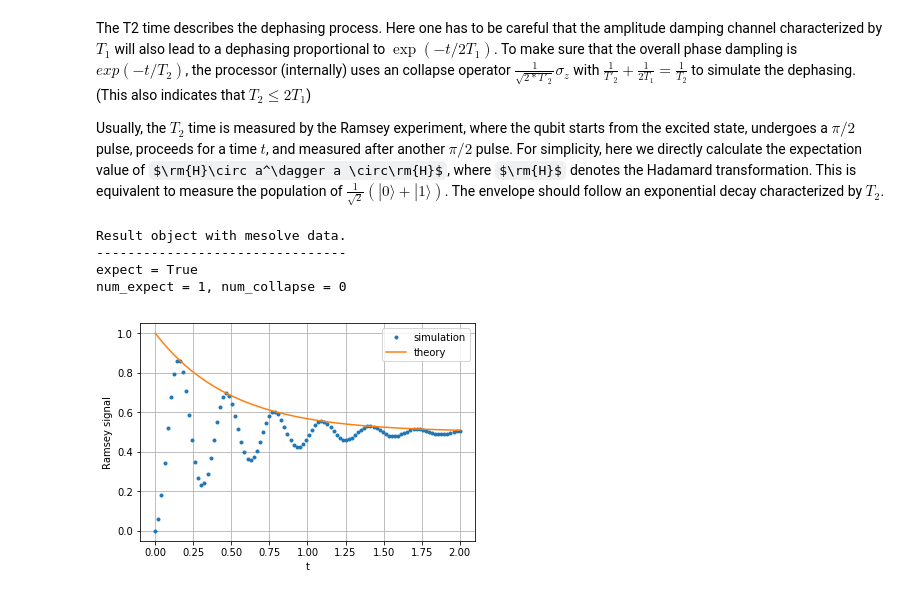
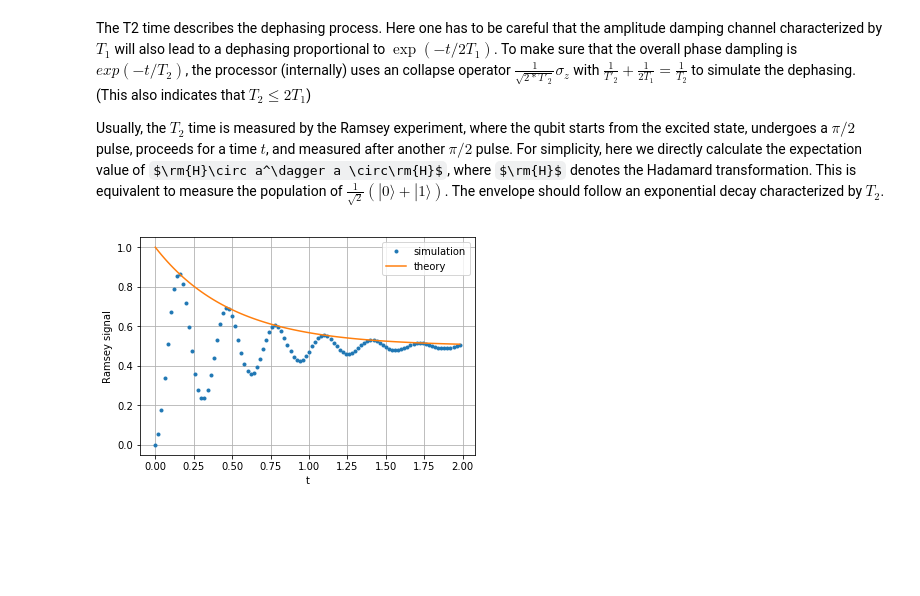
Before and after one commit to BoxiLi/Examples_GSoC, a Jupyter notebook: T1 and T2 decay.ipynb, the cells around one changed output. Cells and saved outputs as stored; diff of their text form; code cells hidden in the pictures; some formulas as TeX source; blank space fills up the shorter version.

```diff
--- a/T1 and T2 decay.ipynb
+++ b/T1 and T2 decay.ipynb
@@ -11,7 +11,7 @@ a = destroy(2)
 Hadamard = hadamard_transform(1)
 ex_state = basis(2,1)
 plus_state = (basis(2,1)+basis(2,0)).unit()
-tlist = np.linspace(0,2,100)
+tlist = np.arange(0,2.02,0.02)
 H_d = 10.*sigmaz()
 # %% [markdown]
 ### $T_1$
@@ -44,18 +39,14 @@ T1 = 1.
 T2 = 0.5
 test = OptPulseProcessor(1,  drift=H_d, T1=T1, T2=T2)
 result = test.run_state(rho0=plus_state, tlist=tlist, e_ops=[Hadamard*a.dag()*a*Hadamard])
-# %% [output]
-Result object with mesolve data.
---------------------------------
-expect = True
-num_expect = 1, num_collapse = 0
 # %%
 fig, ax = plt.subplots()
-ax.plot(tlist, result.expect[0], '.', label="simulation")
-ax.plot(tlist, np.exp(-1./T2*tlist)*0.5 + 0.5, label="theory")
+# detail about lenght of tlist needs to be fixed
+ax.plot(tlist[:-1], result.expect[0][:-1], '.', label="simulation")
+ax.plot(tlist[:-1], np.exp(-1./T2*tlist[:-1])*0.5 + 0.5, label="theory")
 plt.xlabel("t")
 plt.ylabel("Ramsey signal")
 plt.legend()
 ax.grid()
 # %% [output]
-[figure, old version]
+[figure, new version]
```
Also changed, not shown: parts of 1 cell of this notebook.
